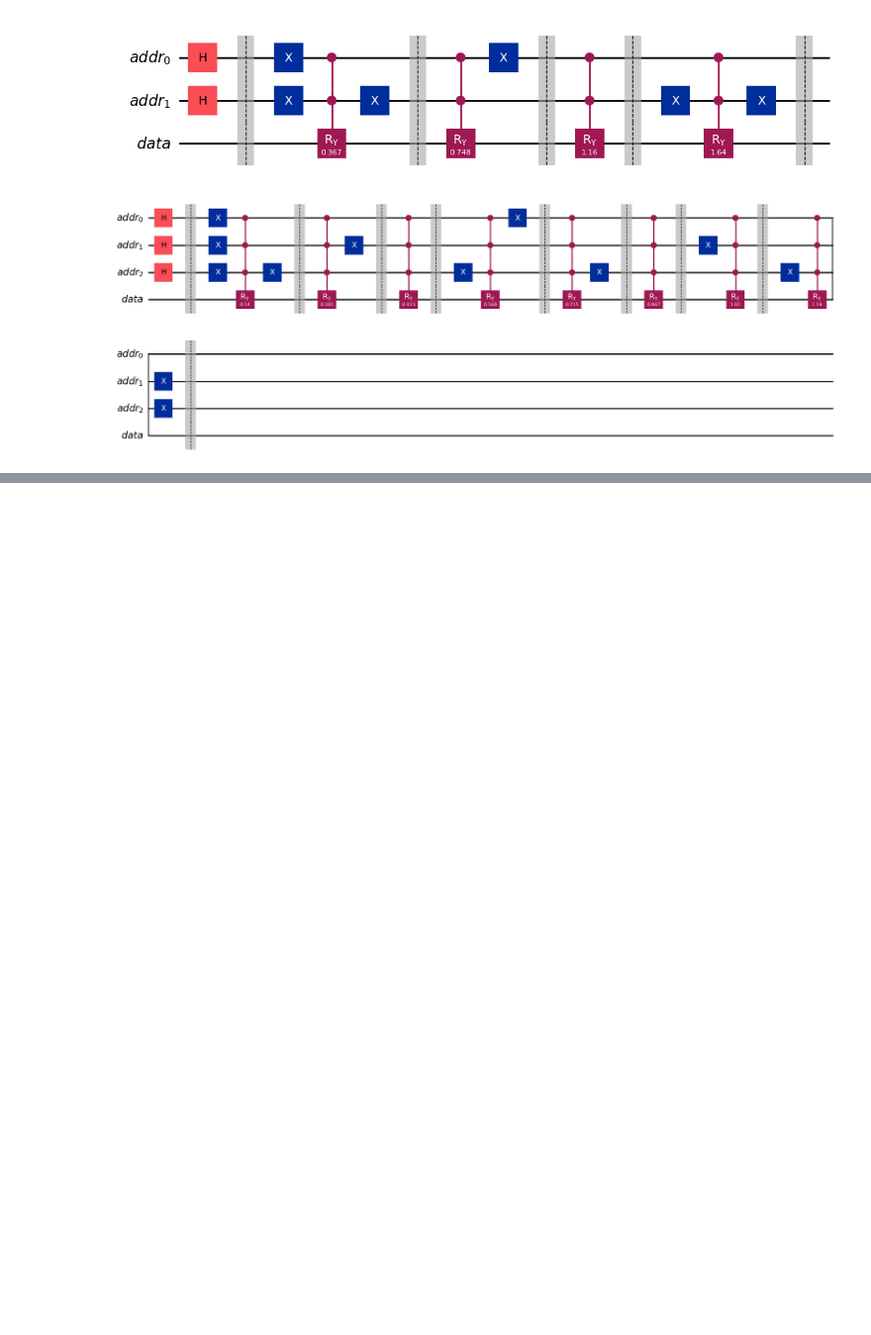
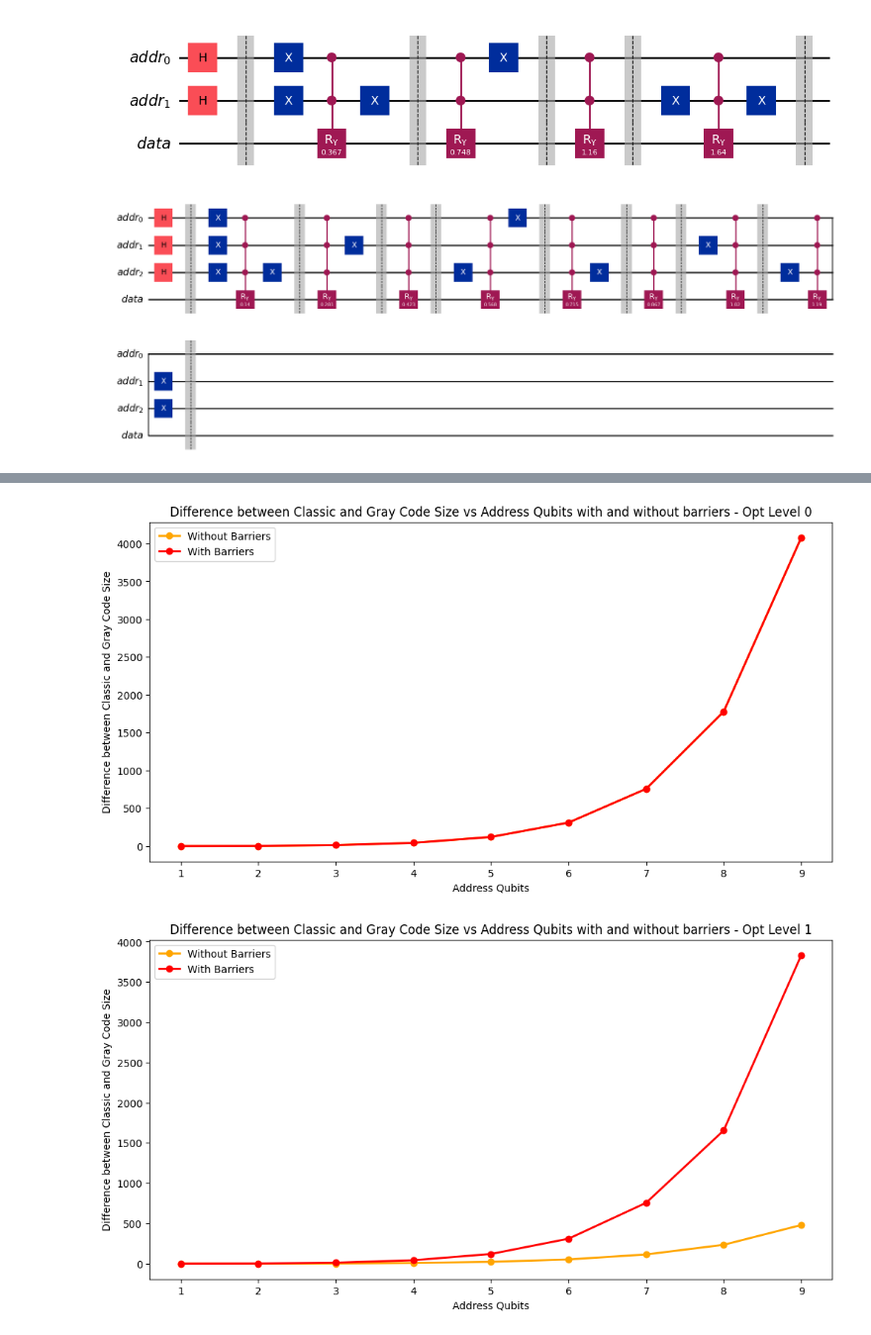
Before and after one commit to daviderossi11/quantum, a Jupyter notebook: quantum/main.ipynb, the cells around one changed output, grey strips where cells are left out. Shown at 99% size. Cells and saved outputs as stored; diff of their text form; code cells hidden in the pictures; blank space fills up the shorter version.

```diff
--- a/quantum/main.ipynb
+++ b/quantum/main.ipynb
@@ -368,20 +302,43 @@ for opt_level in optimization_levels:
-# %%
-from lib.circuit_metrics import ffqram_metrics_graycode, ffqram_metrics_classic
-from matplotlib import pyplot as plt
-
-size = range(1, 8)
-
-
-
-optimization_levels = range(4)
-
-
-for el in size:
-    _, _, classic, _ = ffqram_metrics_classic(2**el, opt_lvl=opt_level)
-    _, _, gray, _= ffqram_metrics_graycode(2**el, opt_lvl=opt_level
-
-    classic_size.append(classic)
-    gray_size.append(gray)
-
-
-plt.figure(figsize=(12, 6))
+# %%
+
+size = range(1,10)
+
+difference_b_size = []
+difference_size = []
+
+
+with open("output.txt", "w") as file:
+    for i in range(0, 4):
+        file.write(f"Opt Level {i}\n")
+        for el in size:
+            _, _, _, classic_size, _, _ = ffqram_metrics_classic(el, barrier=False, opt_lvl=i)
+            _, _, _, gray_size, _, _ = ffqram_metrics_graycode(el, barrier=False, opt_lvl=i)
+
+            difference_size.append(classic_size - gray_size)
+
+            _, _, _, classic_b_size, _, _ = ffqram_metrics_classic(el, barrier=True, opt_lvl=i)
+            _, _, _, gray_b_size, _, _ = ffqram_metrics_graycode(el, barrier=True, opt_lvl=i)
+
+            difference_b_size.append(classic_b_size - gray_b_size)
+            file.write(f"Number of address qubits: {el}\n")
+            file.write(f"Classic Size: {classic_size}\n")
+            file.write(f"Gray Code Size: {gray_size}\n")
+            file.write(f"Classic Size with Barriers: {classic_b_size}\n")
+            file.write(f"Gray Code Size with Barriers: {gray_b_size}\n")
+            file.write(f"Difference between Classic and Gray Code Size: {classic_size - gray_size}\n")
+            file.write(f"Difference between Classic and Gray Code Size with Barriers: {classic_b_size - gray_b_size}\n")
+
+        plt.figure(figsize=(12, 6))
+        plt.xlabel('Address Qubits')
+        plt.ylabel("Difference between Classic and Gray Code Size")
+        plt.title(f'Difference between Classic and Gray Code Size vs Address Qubits with and without barriers - Opt Level {i}')
+        plt.plot(size, difference_size, marker='o', color='orange', linewidth=2, label='Without Barriers')
+        plt.plot(size, difference_b_size, marker='o', color='red', linewidth=2, label='With Barriers')
+        plt.legend()
+        plt.show()
+
+        difference_size = []
+        difference_b_size = []
+# %% [output]
+[figure, added]
+[figure, added]
```
Also changed, not shown: parts of 3 cells of this notebook, 3 other files.
